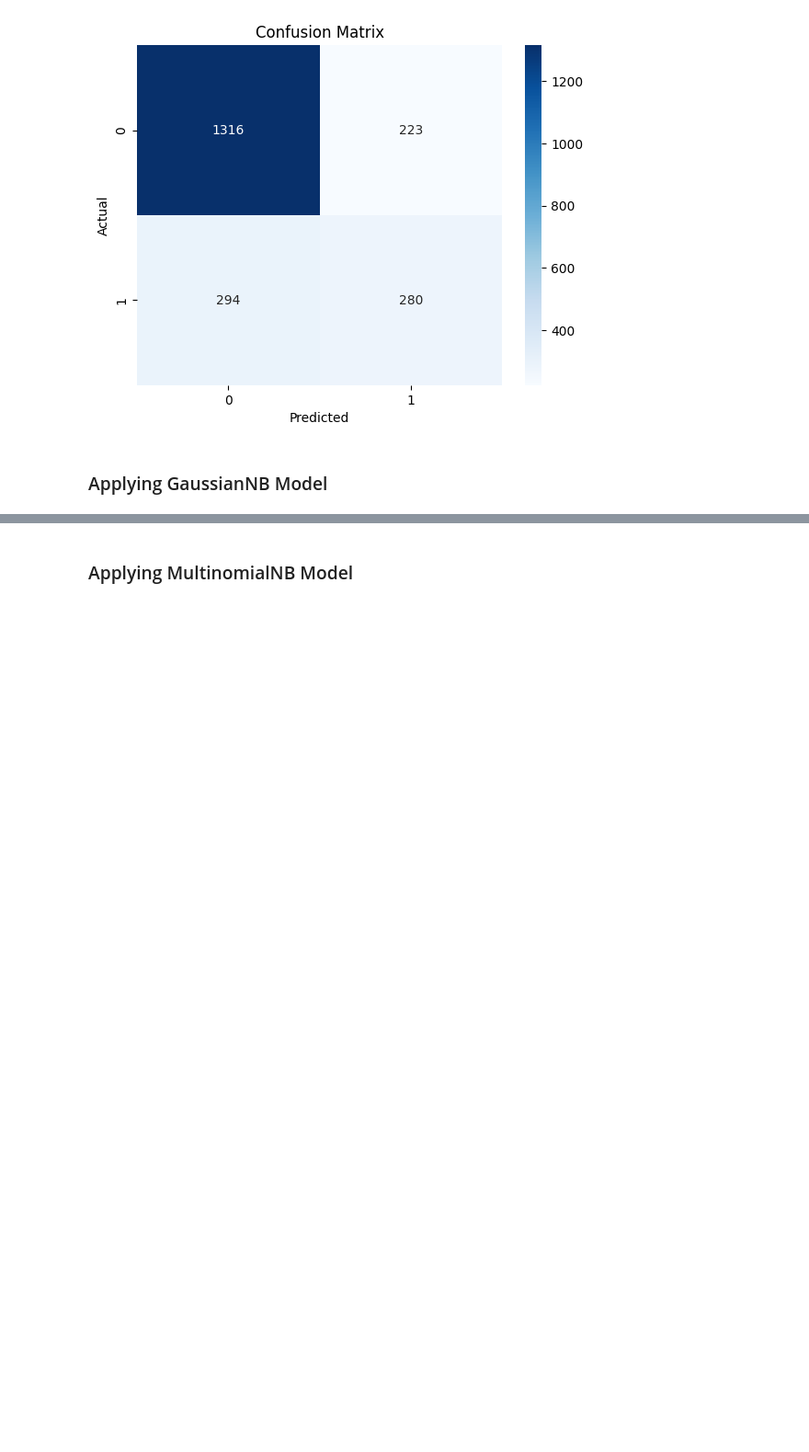
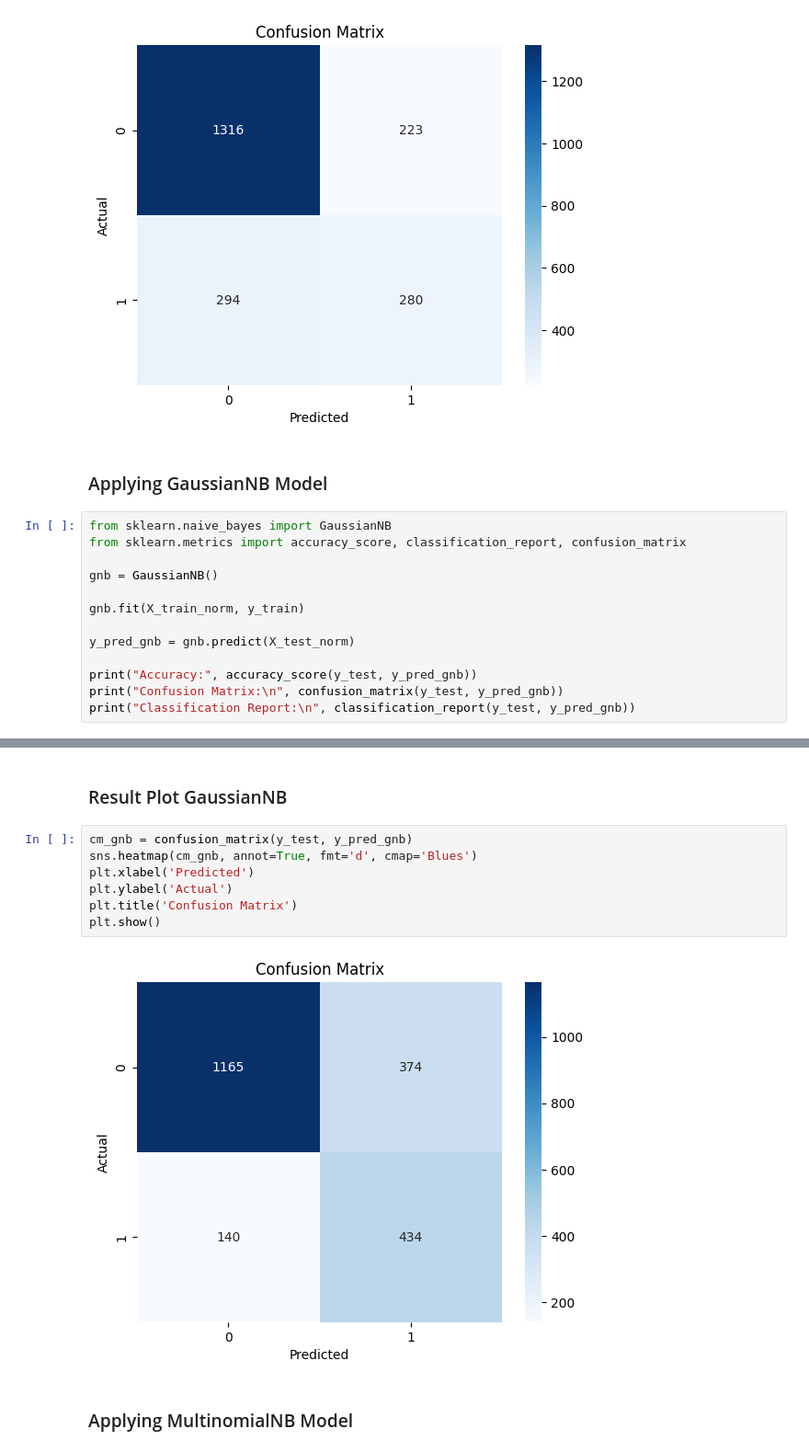
Before and after one commit to RaphaCosil/telecomunication-ml, a Jupyter notebook: machine_learning.ipynb, the cells around one changed output, grey strips where cells are left out. Shown at 92% size. Cells and saved outputs as stored; diff of their text form; blank space fills up the shorter version.

```diff
--- a/machine_learning.ipynb
+++ b/machine_learning.ipynb
@@ -96,3 +96,16 @@ plt.show()
 [figure]
 # %% [markdown]
 ### Applying GaussianNB Model
+# %%
+from sklearn.naive_bayes import GaussianNB
+from sklearn.metrics import accuracy_score, classification_report, confusion_matrix
+
+gnb = GaussianNB()
+
+gnb.fit(X_train_norm, y_train)
+
+y_pred_gnb = gnb.predict(X_test_norm)
+
+print("Accuracy:", accuracy_score(y_test, y_pred_gnb))
+print("Confusion Matrix:\n", confusion_matrix(y_test, y_pred_gnb))
+print("Classification Report:\n", classification_report(y_test, y_pred_gnb))
@@ -99,2 +126,13 @@ plt.show()
+# %% [markdown]
+### Result Plot GaussianNB
+# %%
+cm_gnb = confusion_matrix(y_test, y_pred_gnb)
+sns.heatmap(cm_gnb, annot=True, fmt='d', cmap='Blues')
+plt.xlabel('Predicted')
+plt.ylabel('Actual')
+plt.title('Confusion Matrix')
+plt.show()
+# %% [output]
+[figure, added]
 # %% [markdown]
 ### Applying MultinomialNB Model
```
Also changed, not shown: parts of 11 cells of this notebook.
